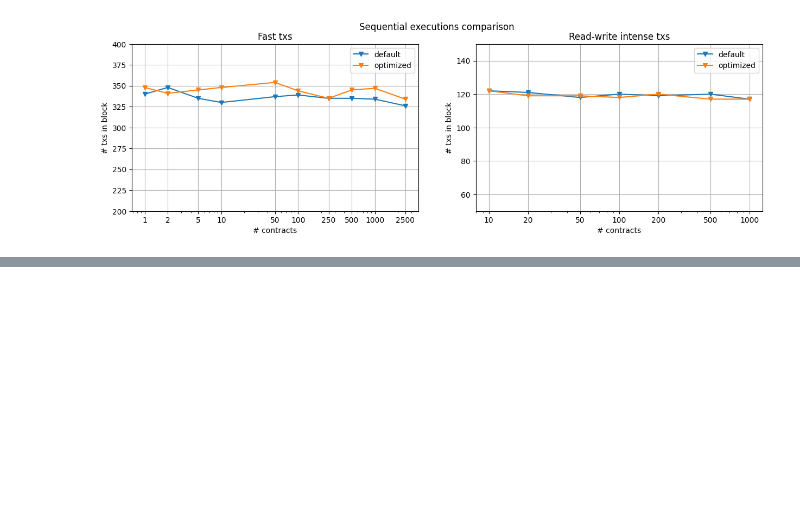
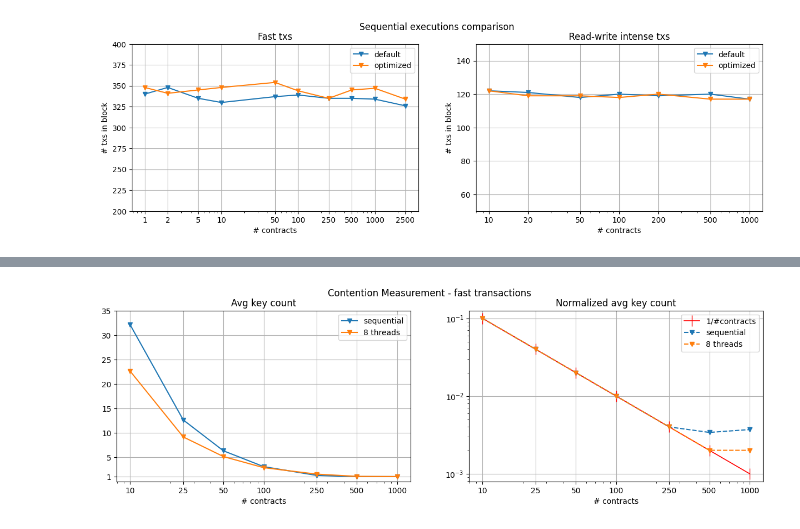
Before and after one commit to dmitrygulevich2000/we-benchmark, a Jupyter notebook: artifacts/Notebook.ipynb, the cells around one changed output, grey strips where cells are left out. Saved outputs shown, nothing was run; the diff lists cells and outputs as text; code cells hidden in the pictures; blank space fills up the shorter version.

Commit message:
contention estimation experiment

```diff
--- a/artifacts/Notebook.ipynb
+++ b/artifacts/Notebook.ipynb
@@ -136,3 +136,6 @@ fig.savefig("sequential_comparison.png", bbox_inches="tight")
 fig.show()
 # %% [output]
 [figure]
+# %%
+cont = pd.read_csv("bench - contention_fast_tx.csv", decimal=",")
+cont
@@ -138,0 +161,34 @@ fig.show()
+# %%
+def draw_contention(df, *, save_file=None, suptitle="Contention Measurement"):
+    fig, axis = plt.subplots(1, 2, figsize=(15, 4))
+    grid = df["contract_num"]
+
+    axis[0].plot(grid, df["avg_key_count_1t"], "v-", label="sequential")
+    axis[0].plot(grid, df["avg_key_count_8t"], "v-", label="8 threads")
+
+    axis[1].plot(grid, 1/grid.values, "r|-", label="1/#contracts", linewidth=1.2, markersize=15)
+    axis[1].plot(grid, df["norm_avg_key_count_1t"], "v--", label="sequential")
+    axis[1].plot(grid, df["norm_avg_key_count_8t"], "v--", label="8 threads")
+    axis[1].set_yscale("log")
+
+    for ax in axis:
+        ax.legend()
+        ax.grid()
+        ax.set_xscale("log")
+        ax.set_xticks(grid.values, grid.values)
+        ax.set_xlabel("# contracts")
+        ax.set_ylim(0, None)
+    axis[0].set_title("Avg key count")
+    yticks0 = list(axis[0].get_yticks())
+    yticks0[0] = 1
+    axis[0].set_yticks(yticks0)
+    axis[1].set_title("Normalized avg key count")
+
+    fig.suptitle(suptitle)
+    if save_file is not None:
+        fig.savefig(save_file, bbox_inches="tight")
+    fig.show()
+
+draw_contention(cont[3:10], suptitle="Contention Measurement - fast transactions", save_file="bench - contention_fast_tx.png")
+# %% [output]
+[figure, added]
```
Also changed, not shown: parts of 3 cells of this notebook, 19 other files.
